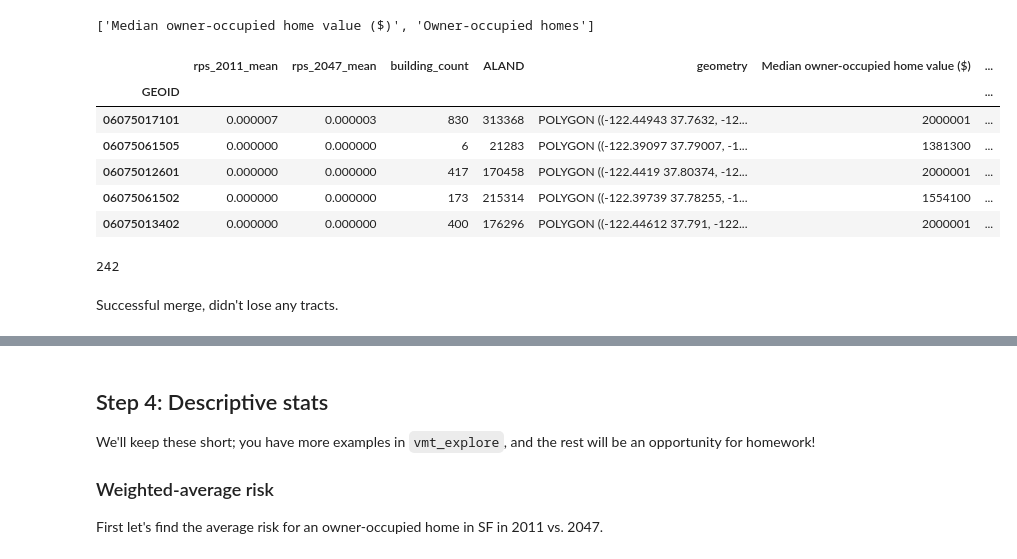
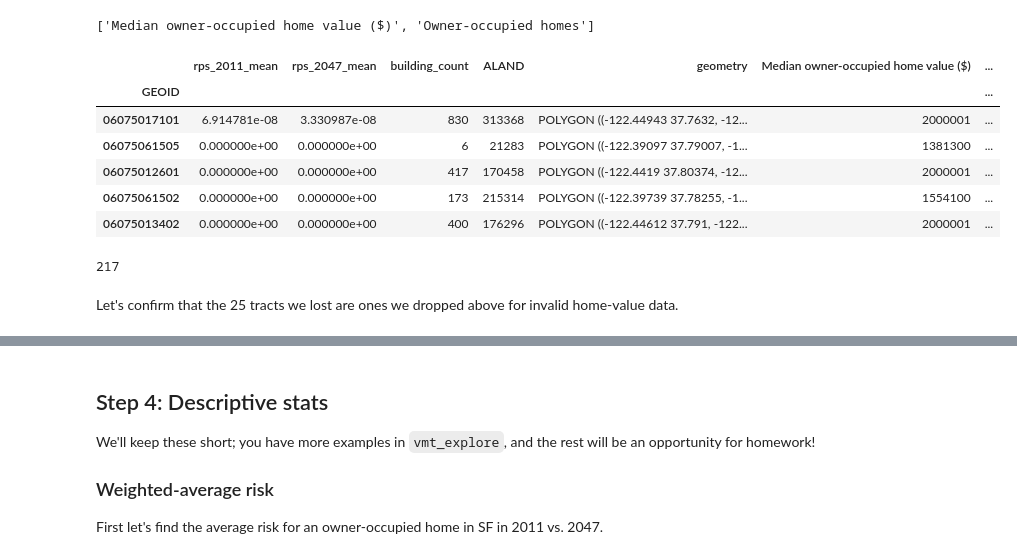
Before and after one commit to usf-esm/usf-engy680-urban-energy-fall2026, a Jupyter notebook: hw2_templates/wildfire_risk_explore.ipynb, the cells around one changed output, grey strips where cells are left out. Saved outputs shown, nothing was run; the diff lists cells and outputs as text; code cells hidden in the pictures.

Commit message:
wildfire_risk_explore: Cleanup and corrections
-Exclude tracts with invalid median home value.
-Convert from % to dimensionless risk up top to simplify and avoid potential errors.

```diff
--- a/hw2_templates/wildfire_risk_explore.ipynb
+++ b/hw2_templates/wildfire_risk_explore.ipynb
@@ -72,0 +76,3 @@ The latter two are tract-mean, per-structure, % annual risk of loss in 2011 and
+# %%
+data[['rps_2011_mean', 'rps_2047_mean']] /= 100
+data.head()
@@ -299,0 +333,5 @@ it was a lot faster than downloading one by one from the website and cleaning!
+# %%
+acs_data_subset = acs_data[(acs_data['Median owner-occupied home value ($)'] >= 0) & (acs_data['Owner-occupied homes'] >= 1)]
+# Subset to where both these conditions are true.
+
+acs_data_subset[['Median owner-occupied home value ($)', 'Owner-occupied homes']].describe()
@@ -313,20 +366,20 @@ new_cols
 # %% [output]
 ['Median owner-occupied home value ($)', 'Owner-occupied homes']
 # %%
-sf_merged = sf_merged.merge(acs_data[new_cols], left_index=True, right_index=True, how='inner')
+sf_merged_acs = sf_merged.merge(acs_data_subset[new_cols], left_index=True, right_index=True, how='inner')
 # Merge in just the new columns.
-sf_merged.head()
+sf_merged_acs.head()
 # %% [output]
 |  | rps_2011_mean | rps_2047_mean | building_count | ALAND | geometry | Median owner-occupied home value ($) | ... |
 | GEOID |  |  |  |  |  |  | ... |
-| 06075017101 | 0.000007 | 0.000003 | 830 | 313368 | POLYGON ((-122.44943 37.7632, -12... | 2000001 | ... |
-| 06075061505 | 0.000000 | 0.000000 | 6 | 21283 | POLYGON ((-122.39097 37.79007, -1... | 1381300 | ... |
-| 06075012601 | 0.000000 | 0.000000 | 417 | 170458 | POLYGON ((-122.4419 37.80374, -12... | 2000001 | ... |
-| 06075061502 | 0.000000 | 0.000000 | 173 | 215314 | POLYGON ((-122.39739 37.78255, -1... | 1554100 | ... |
-| 06075013402 | 0.000000 | 0.000000 | 400 | 176296 | POLYGON ((-122.44612 37.791, -122... | 2000001 | ... |
+| 06075017101 | 6.914781e-08 | 3.330987e-08 | 830 | 313368 | POLYGON ((-122.44943 37.7632, -12... | 2000001 | ... |
+| 06075061505 | 0.000000e+00 | 0.000000e+00 | 6 | 21283 | POLYGON ((-122.39097 37.79007, -1... | 1381300 | ... |
+| 06075012601 | 0.000000e+00 | 0.000000e+00 | 417 | 170458 | POLYGON ((-122.4419 37.80374, -12... | 2000001 | ... |
+| 06075061502 | 0.000000e+00 | 0.000000e+00 | 173 | 215314 | POLYGON ((-122.39739 37.78255, -1... | 1554100 | ... |
+| 06075013402 | 0.000000e+00 | 0.000000e+00 | 400 | 176296 | POLYGON ((-122.44612 37.791, -122... | 2000001 | ... |
 # %%
-len(sf_merged)
+len(sf_merged_acs)
 # %% [output]
-242
+217
 # %% [markdown]
-Successful merge, didn't lose any tracts.
+Let's confirm that the 25 tracts we lost are ones we dropped above for invalid home-value data.
```
Also changed, not shown: parts of 32 cells of this notebook.
